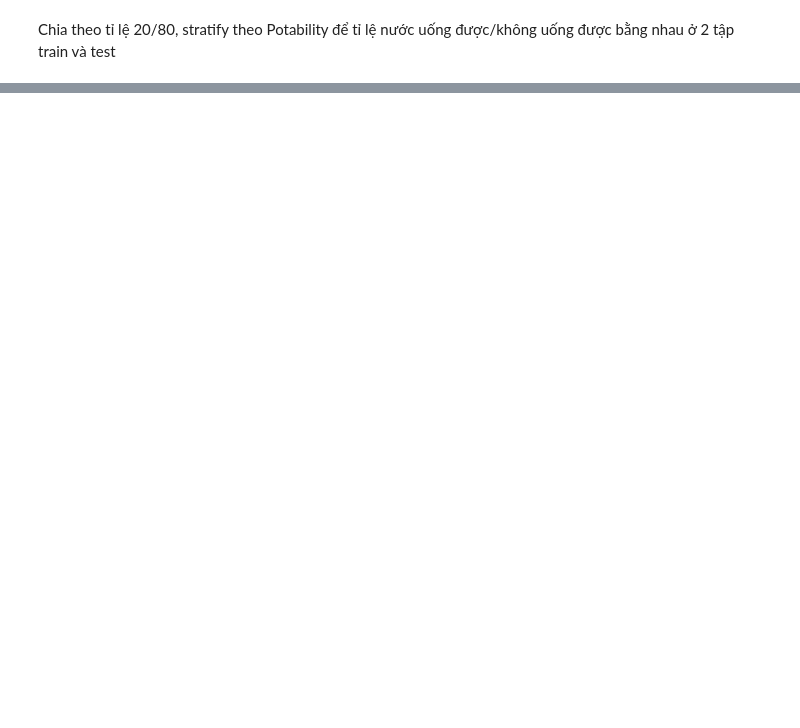
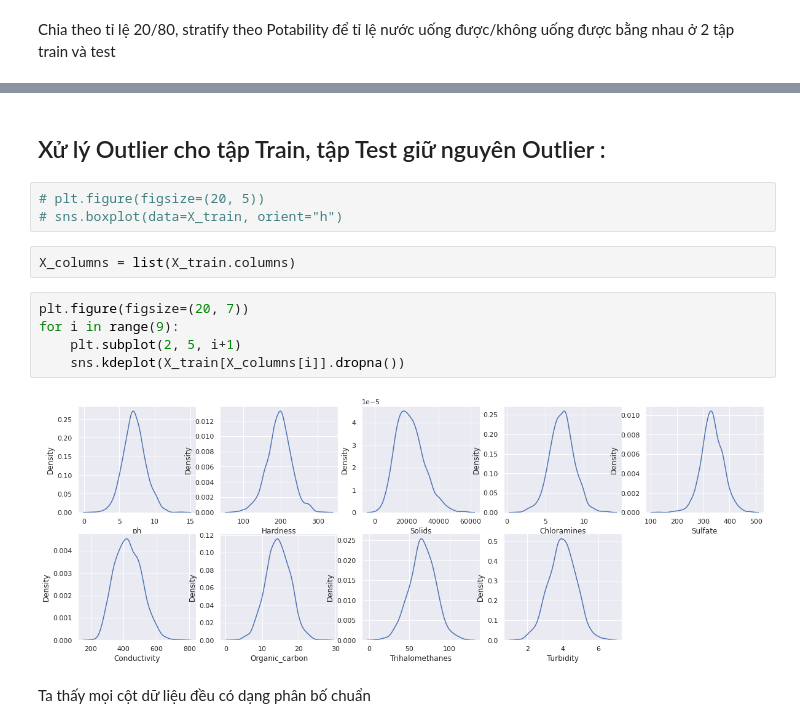
Before and after one commit to phuocleoceo/water-potability, a Jupyter notebook: code.ipynb, the cells around one changed output, grey strips where cells are left out. Saved outputs shown, nothing was run; the diff lists cells and outputs as text; blank space fills up the shorter version.

```diff
--- a/code.ipynb
+++ b/code.ipynb
@@ -81,3 +80,19 @@ Y_test_percent.plot.pie(figsize=(8, 8), shadow=True, autopct='%1.2f%%')
 # %% [output]
 <AxesSubplot:ylabel='Potability'>
 [figure]
+# %% [markdown]
+## Xử lý Outlier cho tập Train, tập Test giữ nguyên Outlier :
+# %%
+# plt.figure(figsize=(20, 5))
+# sns.boxplot(data=X_train, orient="h")
+# %%
+X_columns = list(X_train.columns)
+# %%
+plt.figure(figsize=(20, 7))
+for i in range(9):
+    plt.subplot(2, 5, i+1)
+    sns.kdeplot(X_train[X_columns[i]].dropna())
+# %% [output]
+[figure, added]
+# %% [markdown]
+Ta thấy mọi cột dữ liệu đều có dạng phân bố chuẩn
```
Also changed, not shown: parts of 13 cells of this notebook.
